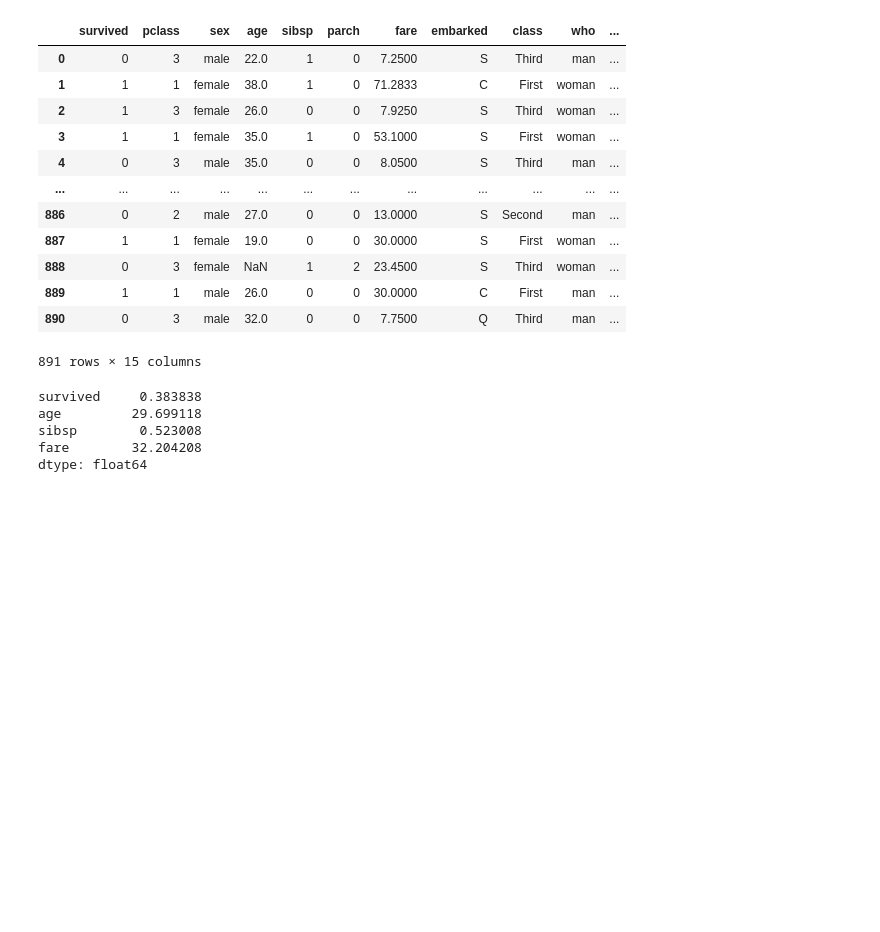
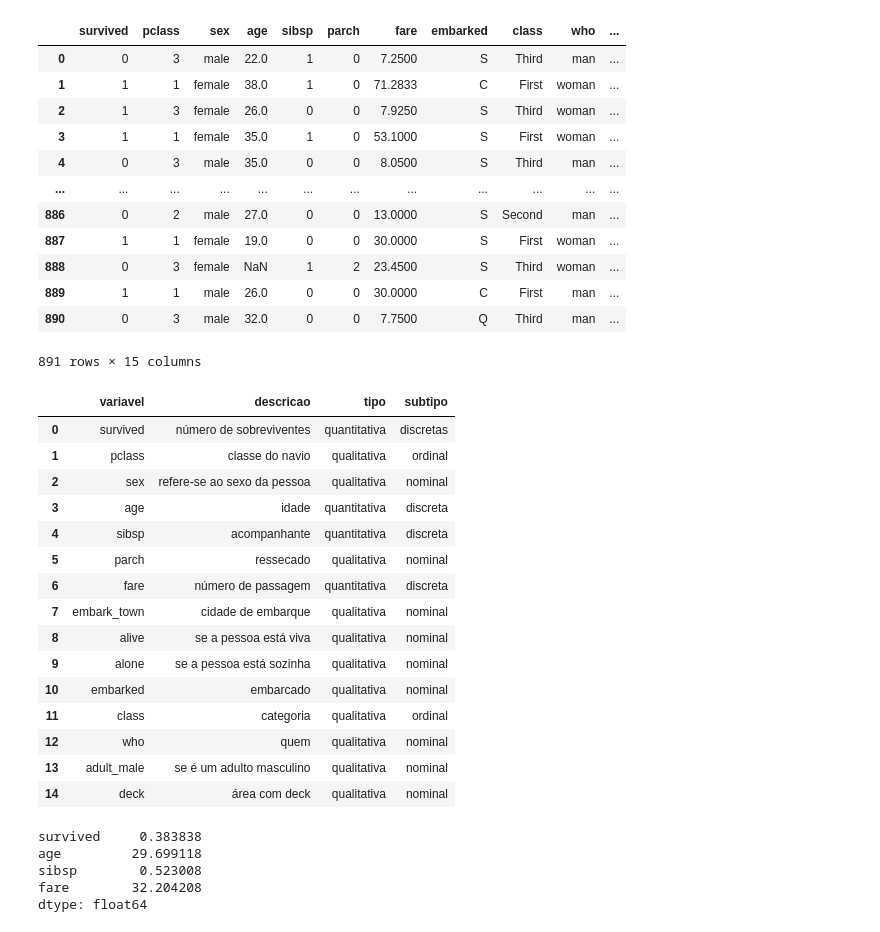
Before and after one commit to Mariana470-del/avanti-bootcamp-cdd, a Jupyter notebook: notebooks/01-estatística-descritiva.ipynb, the cells around one changed output. Drawn from its saved outputs; the diff is of its cells as text; code cells hidden in the pictures; blank space fills up the shorter version.

```diff
--- a/notebooks/01-estatística-descritiva.ipynb
+++ b/notebooks/01-estatística-descritiva.ipynb
@@ -113,7 +144,7 @@ ds
 | 890 | 0 | 3 | male | 32.0 | 0 | 0 | 7.7500 | Q | Third | man | ... |
 891 rows × 15 columns
 # %%
-df_dict = pd.DataFrame([
+ds_dict = pd.DataFrame([
     {
         "variavel":"survived",
         "descricao":"número de sobreviventes",
@@ -165,33 +196,52 @@ df_dict = pd.DataFrame([
         "tipo":"qualitativa",
         "subtipo":"nominal",
     },{
         "variavel":"embarked",
         "descricao":"embarcado",
         "tipo":"qualitativa",
         "subtipo":"nominal",
     },{
         "variavel":"class",
         "descricao":"categoria",
         "tipo":"qualitativa",
         "subtipo":"ordinal",
     },{
         "variavel":"who",
         "descricao":"quem",
         "tipo":"qualitativa",
         "subtipo":"nominal",
     },{
         "variavel":"adult_male",
         "descricao":"se é um adulto masculino",
         "tipo":"qualitativa",
         "subtipo":"nominal",
     },{
         "variavel":"deck",
         "descricao":"área com deck",
         "tipo":"qualitativa",
         "subtipo":"nominal",
     }
 
 ])
+
+ds_dict
+# %% [output]
+|  | variavel | descricao | tipo | subtipo |
+| 0 | survived | número de sobreviventes | quantitativa | discretas |
+| 1 | pclass | classe do navio | qualitativa | ordinal |
+| 2 | sex | refere-se ao sexo da pessoa | qualitativa | nominal |
+| 3 | age | idade | quantitativa | discreta |
+| 4 | sibsp | acompanhante | quantitativa | discreta |
+| 5 | parch | ressecado | qualitativa | nominal |
+| 6 | fare | número de passagem | quantitativa | discreta |
+| 7 | embark_town | cidade de embarque | qualitativa | nominal |
+| 8 | alive | se a pessoa está viva | qualitativa | nominal |
+| 9 | alone | se a pessoa está sozinha | qualitativa | nominal |
+| 10 | embarked | embarcado | qualitativa | nominal |
+| 11 | class | categoria | qualitativa | ordinal |
+| 12 | who | quem | qualitativa | nominal |
+| 13 | adult_male | se é um adulto masculino | qualitativa | nominal |
+| 14 | deck | área com deck | qualitativa | nominal |
 # %%
 ds[['survived', 'age', 'sibsp', 'fare']].mean()
 # %% [output]
```
Also changed, not shown: parts of 22 cells of this notebook.
